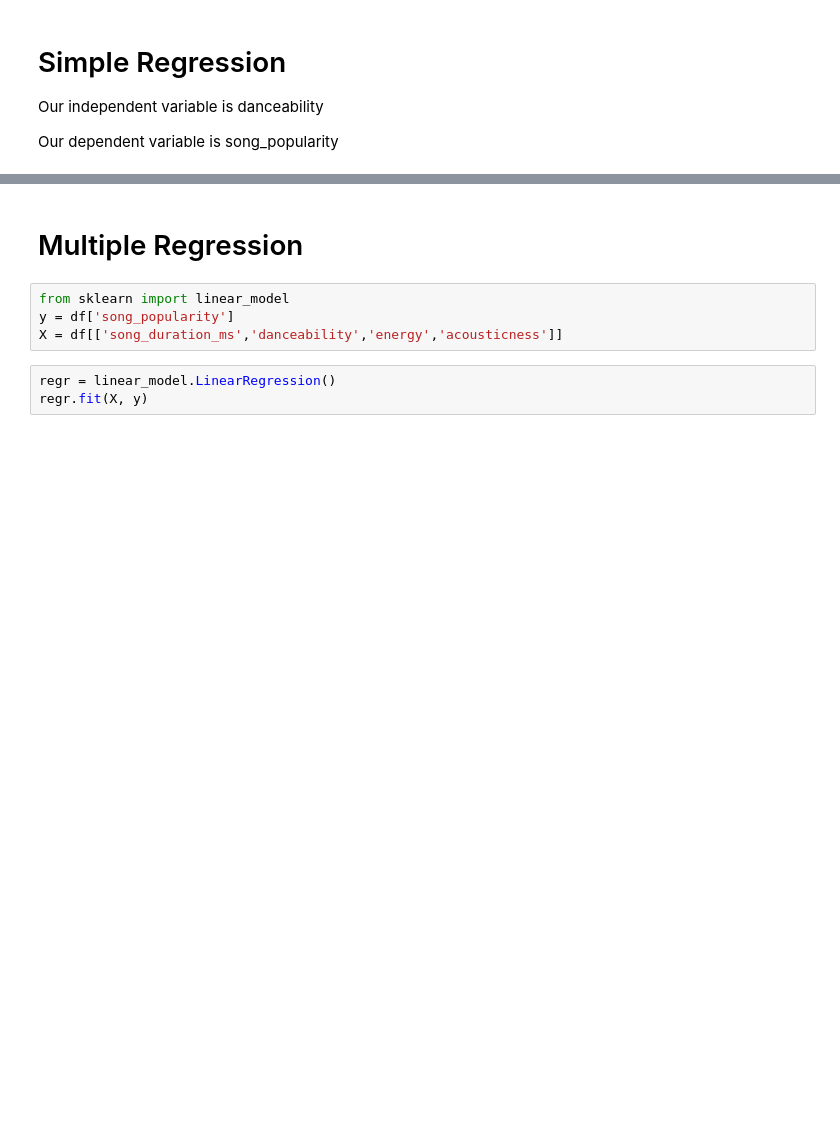
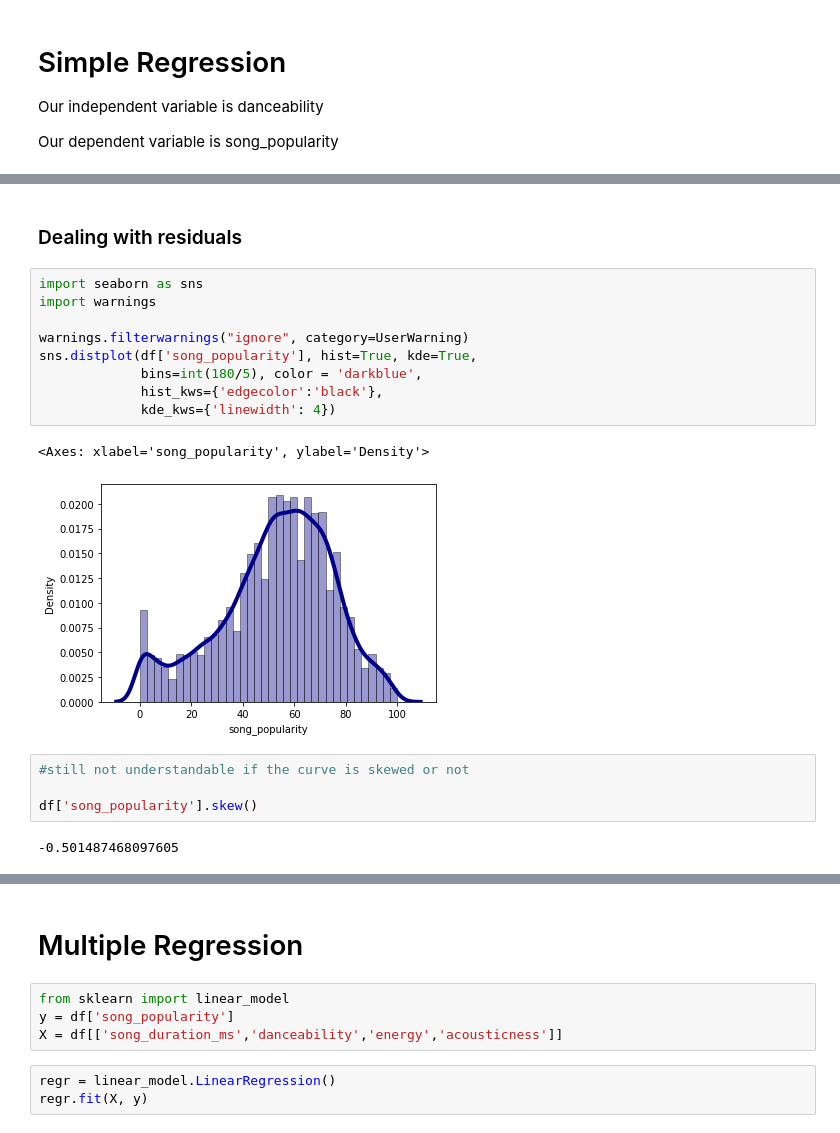
Before and after one commit to Viperxyzzz/Statistical-Learning-Models, a Jupyter notebook: proj1/regression.ipynb, the cells around one changed output, grey strips where cells are left out. Drawn from its saved outputs; the diff is of its cells as text; blank space fills up the shorter version.

```diff
--- a/proj1/regression.ipynb
+++ b/proj1/regression.ipynb
@@ -27,0 +42,20 @@ simple_regr.fit(X, y)
+# %% [markdown]
+### Dealing with residuals
+# %%
+import seaborn as sns
+import warnings
+
+warnings.filterwarnings("ignore", category=UserWarning)
+sns.distplot(df['song_popularity'], hist=True, kde=True,
+             bins=int(180/5), color = 'darkblue',
+             hist_kws={'edgecolor':'black'},
+             kde_kws={'linewidth': 4})
+# %% [output]
+<Axes: xlabel='song_popularity', ylabel='Density'>
+[figure, added]
+# %%
+#still not understandable if the curve is skewed or not
+
+df['song_popularity'].skew()
+# %% [output]
+-0.501487468097605
```
Also changed, not shown: parts of 8 cells of this notebook.
